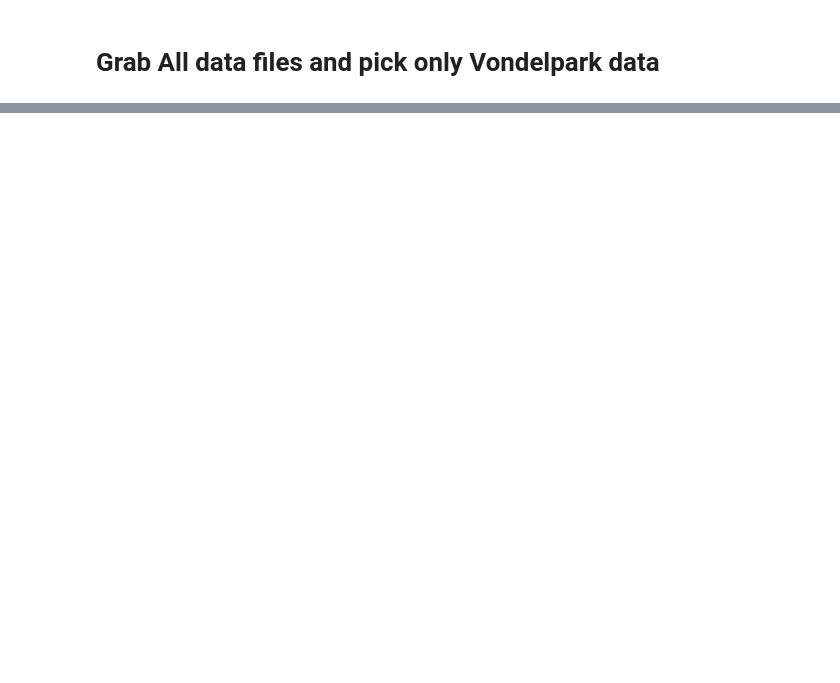
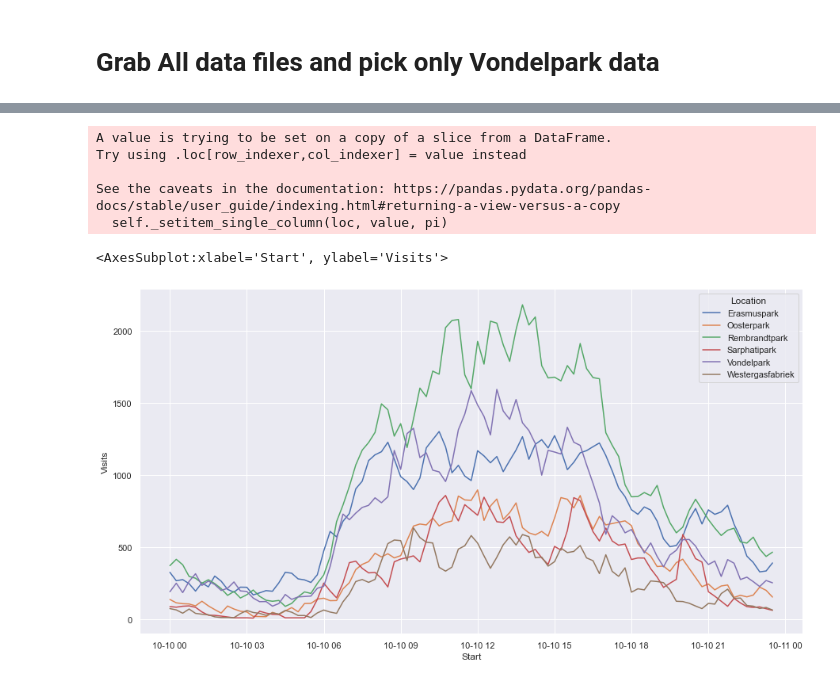
Before and after one commit to lotteph/DSP, a Jupyter notebook: Resono_python_important.ipynb, the cells around one changed output, grey strips where cells are left out. Saved outputs shown, nothing was run; the diff lists cells and outputs as text; code cells hidden in the pictures; blank space fills up the shorter version.

Commit message:
resono EDA

```diff
--- a/Resono_python_important.ipynb
+++ b/Resono_python_important.ipynb
@@ -32,7 +84,30 @@ df_average_visits
+# %%
+#Top 6 biggest parks
+locations = ['Rembrandtpark Noord',
+ 'Rembrandtpark Zuid',
+ 'Sarphatipark',
+ 'Vondelpark Oost',
+ 'Vondelpark West',
+ 'Oosterpark',
+ 'Erasmuspark',
+ 'Westergasfabriek']
 # %%
-df_average_visits_oosterpark = df_average_visits[df_average_visits['Location'] == 'Oosterpark']
-df_average_visits_oosterpark['StartTime'] = df_average_visits_oosterpark['Start'].dt.time
-#df_average_visits_oosterpark['StartTime'] = df_average_visits_oosterpark['StartTime'] + dt.timedelta(minutes=0, seconds=59)
+# Only select resono data of biggest 6 parks
+df_average_visits_parks = df_average_visits[df_average_visits['Location'].isin(locations)]
+
+# Merge Noord-Zuid & Oost-West into one location
+df_average_visits_parks.loc[df_average_visits_parks.Location.str.contains('Rembrandtpark'), 'Location'] = 'Rembrandtpark'
+df_average_visits_parks.loc[df_average_visits_parks.Location.str.contains('Vondelpark'), 'Location'] = 'Vondelpark'
+
+df_average_visits_parks_summed = df_average_visits_parks.groupby(['Location', 'Start']).sum().reset_index()
+# %% [output]
+A value is trying to be set on a copy of a slice from a DataFrame.
+Try using .loc[row_indexer,col_indexer] = value instead
+
+See the caveats in the documentation: https://pandas.pydata.org/pandas-docs/stable/user_guide/indexing.html#returning-a-view-versus-a-copy
+  self._setitem_single_column(loc, value, pi)
 # %%
-sns.set(rc = {'figure.figsize':(15,8)})
-sns.lineplot(data=df_average_visits_oosterpark, x="Start", y = "Visits");
+sns.lineplot(x="Start", y="Visits", hue="Location", data=df_average_visits_parks_summed)
+# %% [output]
+<AxesSubplot:xlabel='Start', ylabel='Visits'>
+[figure, added]
```
Also changed, not shown: parts of 5 cells of this notebook.
